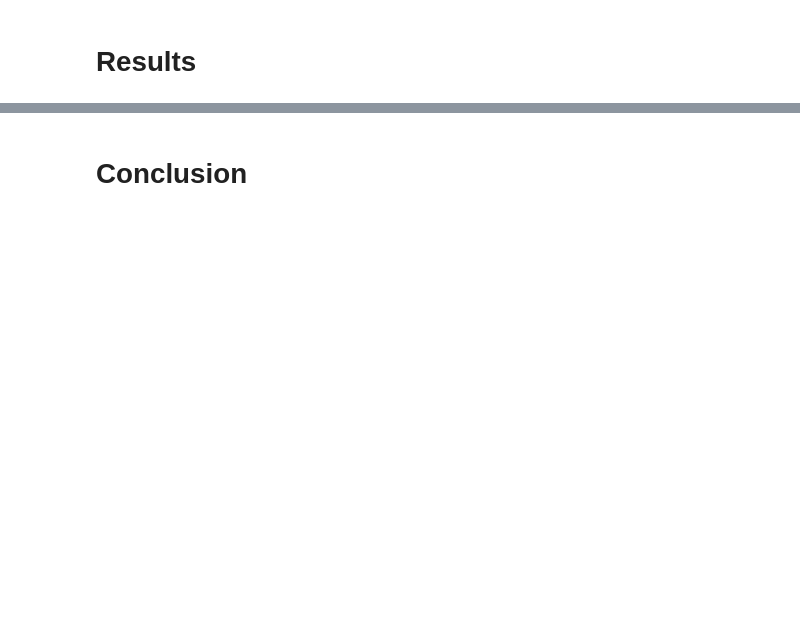
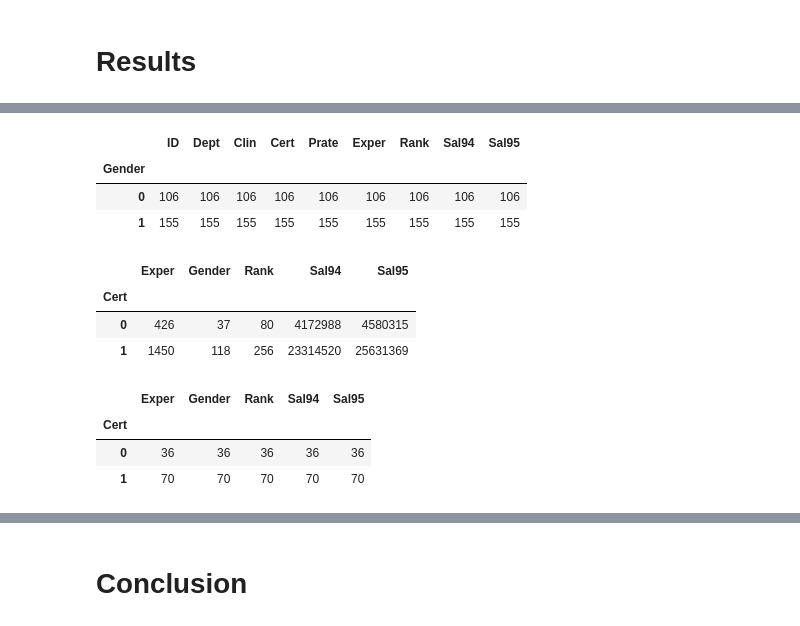
Before and after one commit to mertsami/aea-assign-final, a Jupyter notebook: AEA final assignment .ipynb, the cells around one changed output, grey strips where cells are left out. Drawn from its saved outputs; the diff is of its cells as text; code cells hidden in the pictures; blank space fills up the shorter version.

```diff
--- a/AEA final assignment .ipynb
+++ b/AEA final assignment .ipynb
@@ -1900,0 +397,30 @@ In modern society, racism and discrimination are highly relevant topics. These t
+# %%
+#allows for the grouping of variables for different dataframes.
+#it allos the grouping of a maximum of 2 variables.
+#It is also possible to alter what is grouped --> .count(), .mean(), .sum()
+df_lawsuit.groupby(['Gender']).count()
+# %% [output]
+|  | ID | Dept | Clin | Cert | Prate | Exper | Rank | Sal94 | Sal95 |
+| Gender |  |  |  |  |  |  |  |  |  |
+| 0 | 106 | 106 | 106 | 106 | 106 | 106 | 106 | 106 | 106 |
+| 1 | 155 | 155 | 155 | 155 | 155 | 155 | 155 | 155 | 155 |
+# %%
+#allows for the grouping of variables for different dataframes.
+#it allos the grouping of a maximum of 2 variables.
+#It is also possible to alter what is grouped --> .count(), .mean(), .sum()
+df_malelawsuit1.groupby(['Cert']).sum()
+# %% [output]
+|  | Exper | Gender | Rank | Sal94 | Sal95 |
+| Cert |  |  |  |  |  |
+| 0 | 426 | 37 | 80 | 4172988 | 4580315 |
+| 1 | 1450 | 118 | 256 | 23314520 | 25631369 |
+# %%
+#allows for the grouping of variables for different dataframes.
+#it allos the grouping of a maximum of 2 variables.
+#It is also possible to alter what is grouped --> .count(), .mean(), .sum()
+df_femalelawsuit1.groupby(['Cert']).count()
+# %% [output]
+|  | Exper | Gender | Rank | Sal94 | Sal95 |
+| Cert |  |  |  |  |  |
+| 0 | 36 | 36 | 36 | 36 | 36 |
+| 1 | 70 | 70 | 70 | 70 | 70 |
```
Also changed, not shown: parts of 135 cells of this notebook.
